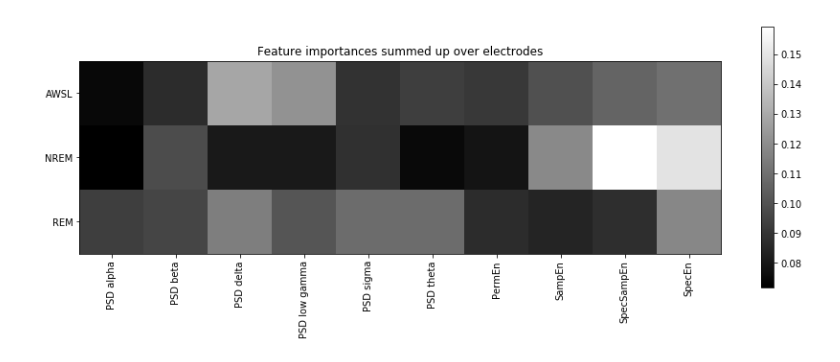
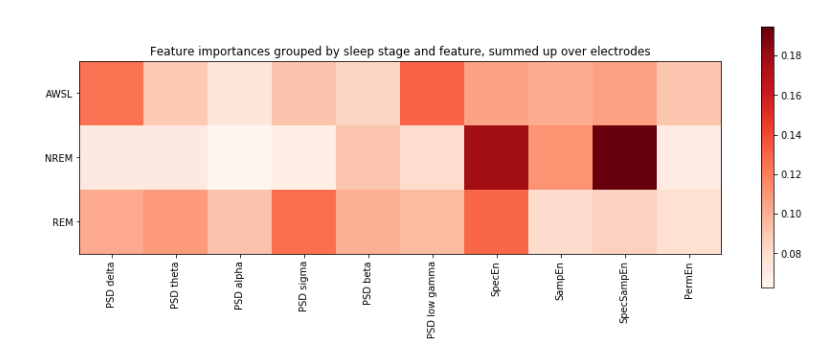
Before and after one commit to PhilippThoelke/caffeine-sleep, a Jupyter notebook: multiFeatureML/MultiFeatureRFFigures.ipynb, the cells around one changed output. Drawn from its saved outputs; the diff is of its cells as text; code cells hidden in the pictures.

Commit message:
Modify RF figures

```diff
--- a/multiFeatureML/MultiFeatureRFFigures.ipynb
+++ b/multiFeatureML/MultiFeatureRFFigures.ipynb
@@ -57,6 +58,6 @@ plt.show()
 # %%
 for stage in STAGES:
-    indices = np.argsort(importance_means[stage])[::-1][:100]
+    indices = np.argsort(importance_means[stage])[::-1][:75]
 
     plt.figure(figsize=(18, 7))
     plt.title(f'Feature importance in {stage} stage')
@@ -64,9 +65,11 @@ for stage in STAGES:
     feature_categories = np.unique([name.split('-')[0] for name in feature_names[stage]])
     for category in feature_categories:
         mask = [category in name for name in feature_names[stage][indices]]
-        plt.bar(np.arange(len(indices))[mask], importance_means[stage][indices][mask], yerr=importance_stds[stage][indices][mask], label=category)
+        if np.sum(mask) > 0:
+            plt.bar(np.arange(len(indices))[mask], importance_means[stage][indices][mask], yerr=importance_stds[stage][indices][mask], label=category.replace('Shan', '').replace('_', ' '))
 
-    plt.xticks(np.arange(len(indices)), feature_names[stage][indices], rotation=90)
+    plt.xticks(np.arange(len(indices)), [name.replace('_', ' ').replace('Shan', '') for name in feature_names[stage][indices]], rotation=90)
     plt.legend()
+    plt.savefig(os.path.join(FIGURE_PATH, f'randomForest{CAF_DOSE}', f'importance_bars_{stage}'))
     plt.show()
 # %% [output]
@@ -76,18 +79,23 @@ for stage in STAGES:
 # %%
-feature_categories = np.unique([name.split('-')[0] for name in feature_names[STAGES[0]]])
+# get feature categories, remove duplicate elements from list while preserving order
+seen = set()
+seen_add = seen.add
+feature_categories = [name.split('-')[0] for name in feature_names[STAGES[0]] if not (name.split('-')[0] in seen or seen_add(name.split('-')[0]))]
+
 matrix = np.empty((len(STAGES), len(feature_categories)))
 
 for i, stage in enumerate(STAGES):
     for j, category in enumerate(feature_categories):
         mask = [category == name.split('-')[0] for name in feature_names[stage]]
         matrix[i,j] = np.sum(importance_means[stage][mask])
 
 plt.figure(figsize=(15, 5))
-plt.title('Feature importances summed up over electrodes')
-plt.imshow(matrix, cmap='gray')
+plt.title('Feature importances grouped by sleep stage and feature, summed up over electrodes')
+plt.imshow(matrix, cmap='Reds')
 plt.xticks(np.arange(len(feature_categories)), [cat.replace('_', ' ').replace('Shan', '') for cat in feature_categories], rotation=90)
 plt.yticks(np.arange(len(STAGES)), STAGES)
 plt.colorbar()
+plt.savefig(os.path.join(FIGURE_PATH, f'randomForest{CAF_DOSE}', 'feature_category_heatmap'))
 plt.show()
 # %% [output]
-[figure, old version]
+[figure, new version]
```
Also changed, not shown: parts of 3 cells of this notebook.
